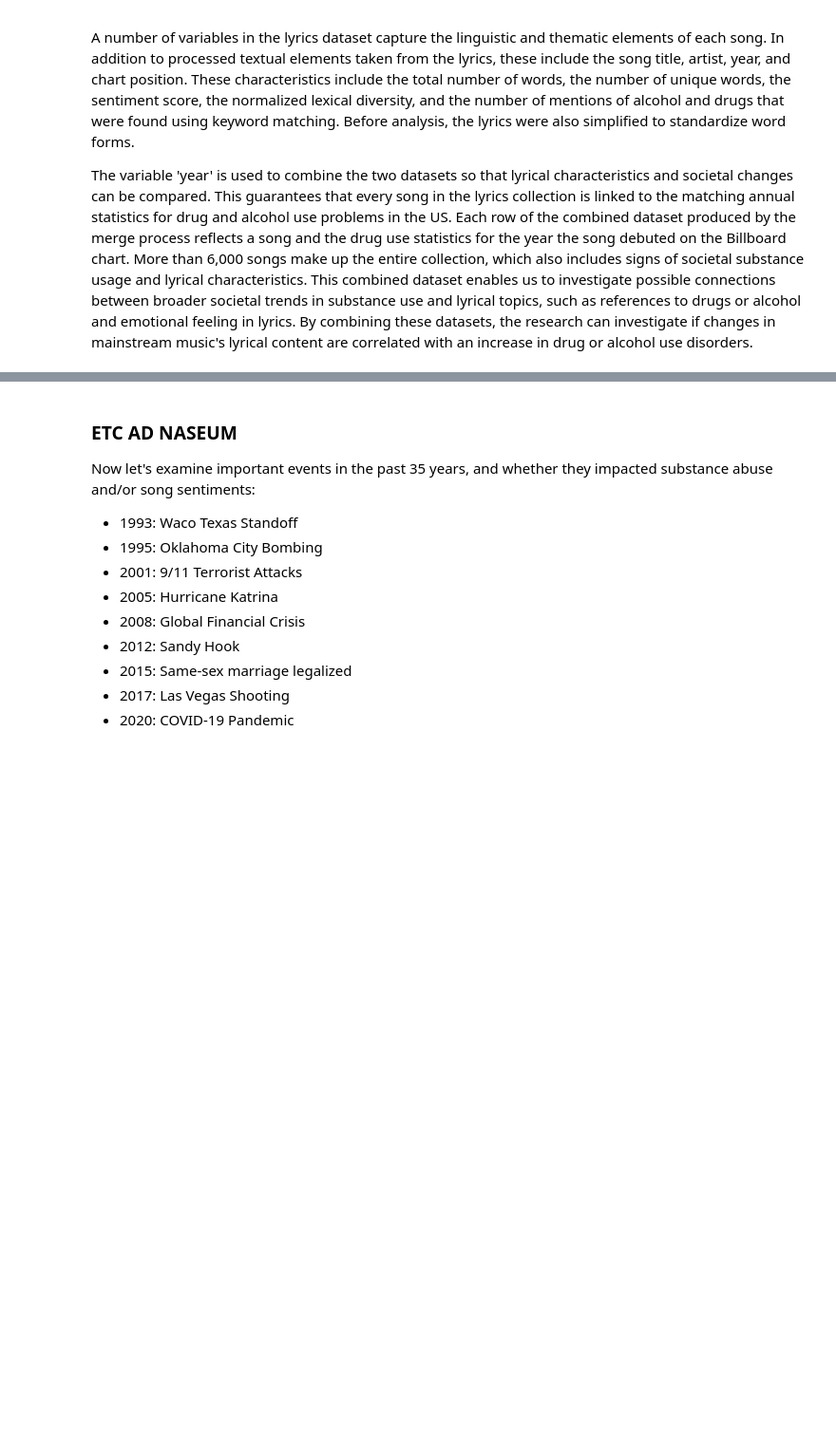
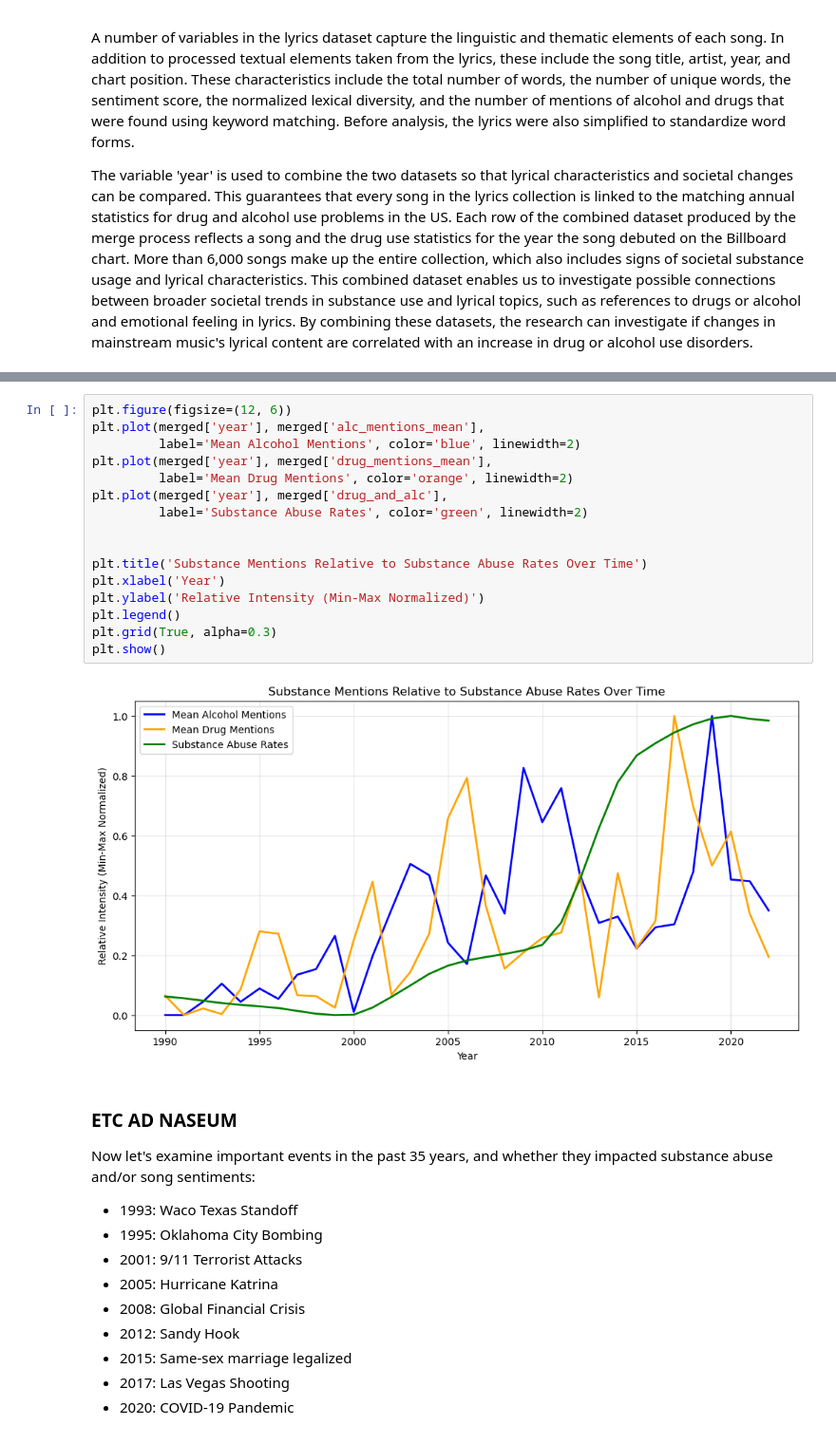
Before and after one commit to COGS108/Group104_WI26, a Jupyter notebook: 03-FinalProject.ipynb, the cells around one changed output, grey strips where cells are left out. Shown at 95% size. Drawn from its saved outputs; the diff is of its cells as text; blank space fills up the shorter version.

```diff
--- a/03-FinalProject.ipynb
+++ b/03-FinalProject.ipynb
@@ -329,3 +331,21 @@ plt.show()
+# %%
+plt.figure(figsize=(12, 6))
+plt.plot(merged['year'], merged['alc_mentions_mean'],
+         label='Mean Alcohol Mentions', color='blue', linewidth=2)
+plt.plot(merged['year'], merged['drug_mentions_mean'],
+         label='Mean Drug Mentions', color='orange', linewidth=2)
+plt.plot(merged['year'], merged['drug_and_alc'],
+         label='Substance Abuse Rates', color='green', linewidth=2)
+
+
+plt.title('Substance Mentions Relative to Substance Abuse Rates Over Time')
+plt.xlabel('Year')
+plt.ylabel('Relative Intensity (Min-Max Normalized)')
+plt.legend()
+plt.grid(True, alpha=0.3)
+plt.show()
+# %% [output]
+[figure, added]
 # %% [markdown]
 ### ETC AD NASEUM
 
```
Also changed, not shown: parts of 3 cells of this notebook.
